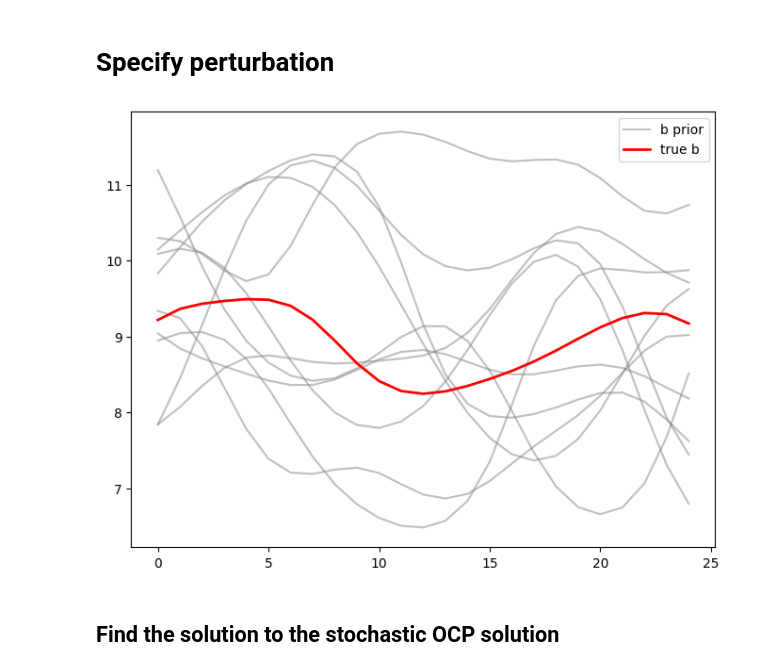
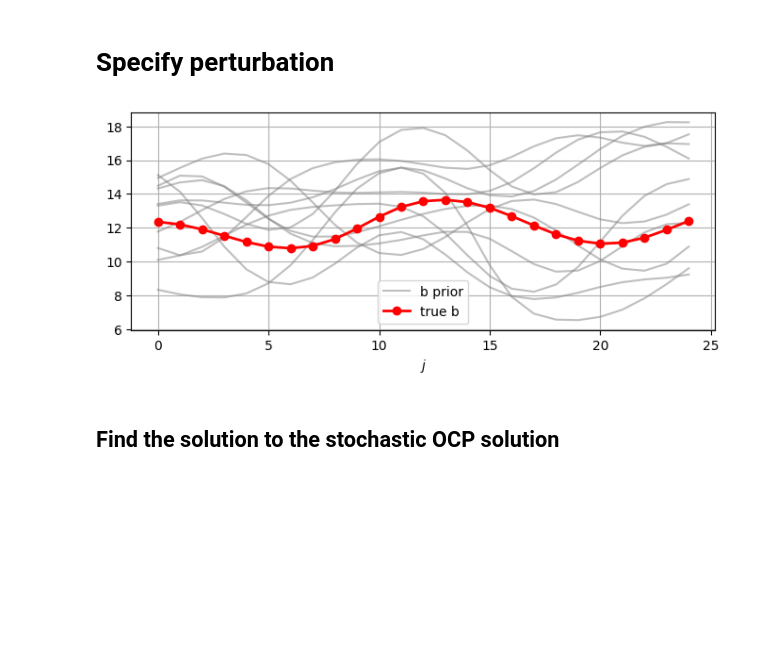
Before and after one commit to iffanh/buckley_leverette, a Jupyter notebook: simulation_smpc_te_se.ipynb, the cells around one changed output. Drawn from its saved outputs; the diff is of its cells as text; code cells hidden in the pictures; blank space fills up the shorter version.

```diff
--- a/simulation_smpc_te_se.ipynb
+++ b/simulation_smpc_te_se.ipynb
@@ -9,13 +9,13 @@ import numpy as np
 nx = 25  # number of grid blocks
 Ne = 10 # number of perturbation
 # amean = 5.0
-bmean = 9.0
+bmean = 12.0
 # a_std = amean/3
-b_std = bmean/3
+b_std = bmean/2
 # amin = 3.5
 # amax = 6.5
-bmin = 6
-bmax = 12
+bmin = 6.0
+bmax = 20.0
 
 # aw.shape
 # %%
@@ -40,37 +40,39 @@ if False:
 
         bw[:,i] = _bw
 
     np.save("./data/bw.npy", bw)
 
 if False:
     model = gs.Gaussian(dim=1, var=0.5, len_scale=5)
     srf = gs.SRF(model)
     x = range(25)
     srf(x, mesh_type='structured')
     fieldcdf = scipy.stats.norm.cdf(srf.field, 0, 1)
     a = (bmin - bmean) / b_std
     b = (bmax - bmean) / b_std
     var = scipy.stats.truncnorm.ppf(fieldcdf, a, b)
     _bw = var*b_std + bmean
 
     b_true = _bw*1
 
     np.save("./data/b_true.npy", b_true)
 
 import matplotlib.pyplot as plt
 
 bw = np.load("./data/bw.npy")
 b_true = np.load("./data/b_true.npy")
 
-fig, ax = plt.subplots(1, 1, figsize=(8,6), sharex=True)
+fig, ax = plt.subplots(1, 1, figsize=(8,3), sharex=True)
 ax.plot(bw, color='gray', alpha=0.5)
-ax.plot(b_true, color='red', linewidth=2)
+ax.plot(b_true, color='red', linewidth=2, marker="o")
 ax.plot([], color='gray', alpha=0.5, label="b prior")
-ax.plot([], color='red', linewidth=2, label="true b")
+ax.plot([], color='red', linewidth=2, label="true b", marker="o")
 ax.legend()
+ax.set_xlabel("$j$")
+plt.grid()
 plt.show()
 # %% [output]
-[figure, old version]
+[figure, new version]
 # %% [markdown]
 ## Find the solution to the stochastic OCP solution
 # %%
```
Also changed, not shown: parts of 17 cells of this notebook, 30 other files.
